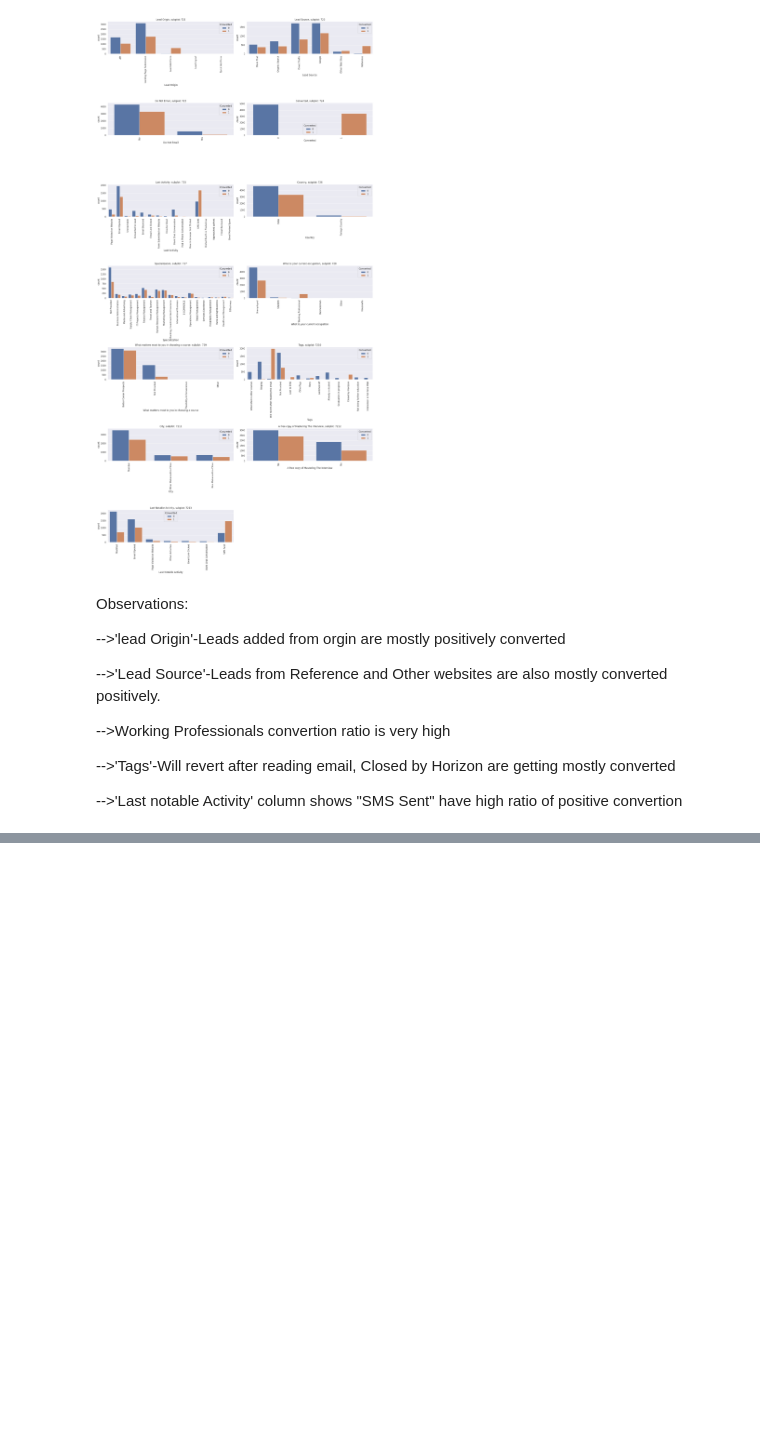
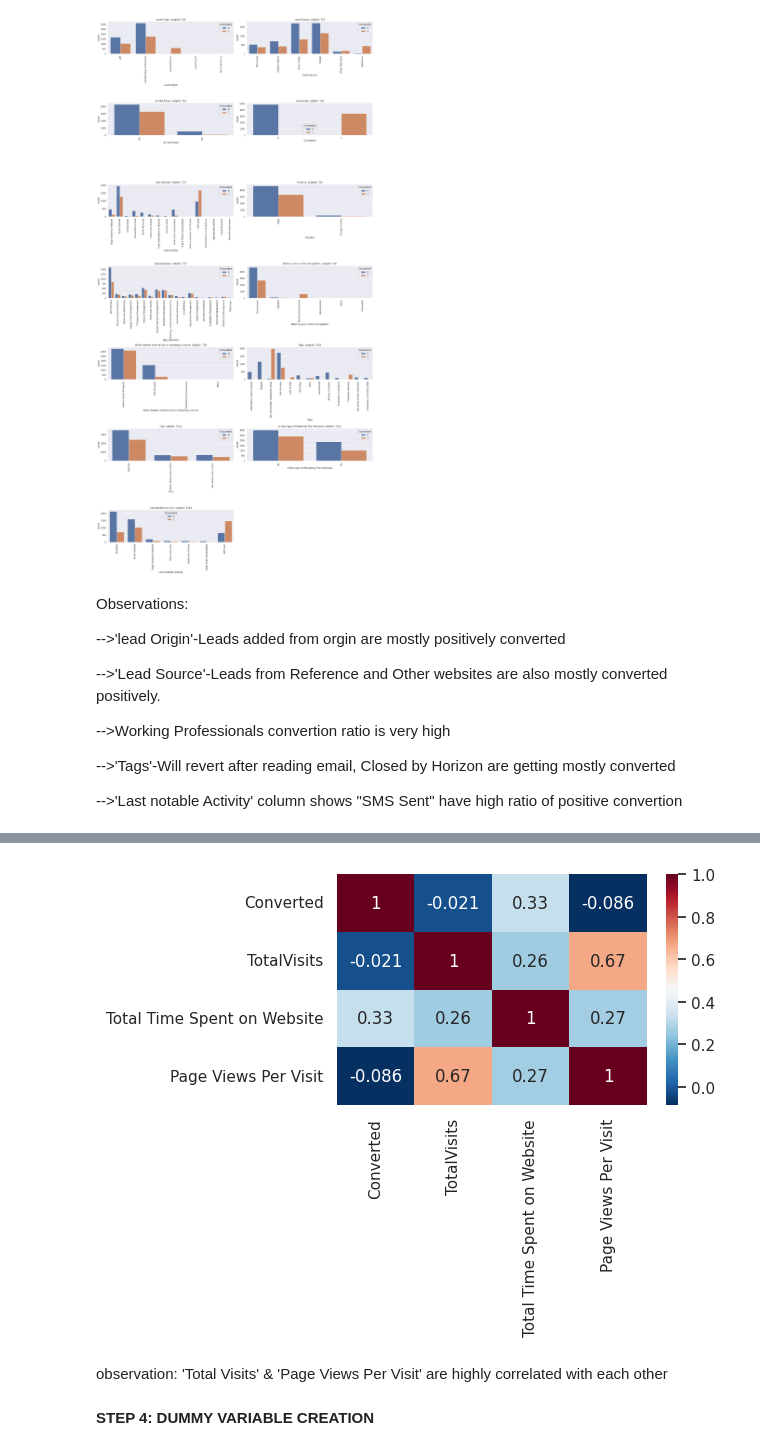
Before and after one commit to AnuAsai22/Lead_Scoring_CaseStudy, a Jupyter notebook: Lead_Scoring_AnuFinal.ipynb, the cells around one changed output, grey strips where cells are left out. Saved outputs shown, nothing was run; the diff lists cells and outputs as text; code cells hidden in the pictures; blank space fills up the shorter version.

```diff
--- a/Lead_Scoring_AnuFinal.ipynb
+++ b/Lead_Scoring_AnuFinal.ipynb
@@ -1053,0 +1210,12 @@ Observations:
+# %%
+#CORRELATION CHECK
+
+plt.figure(figsize=(5,3))
+sns.heatmap(ls.corr(),annot=True,cmap="RdBu_r")
+plt.show()
+# %% [output]
+[figure, added]
+# %% [markdown]
+observation: 'Total Visits' & 'Page Views Per Visit' are highly correlated with each other
+# %% [markdown]
+**STEP 4: DUMMY VARIABLE CREATION**
```
Also changed, not shown: parts of 36 cells of this notebook.
